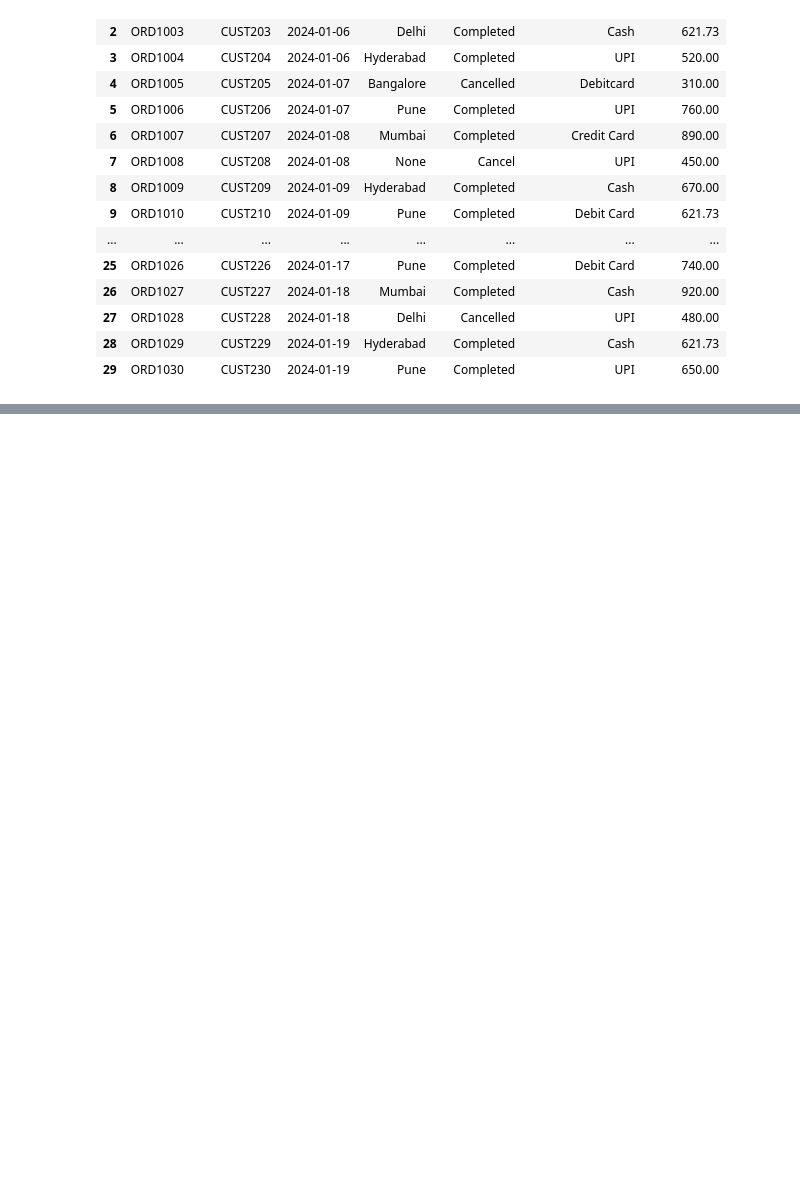
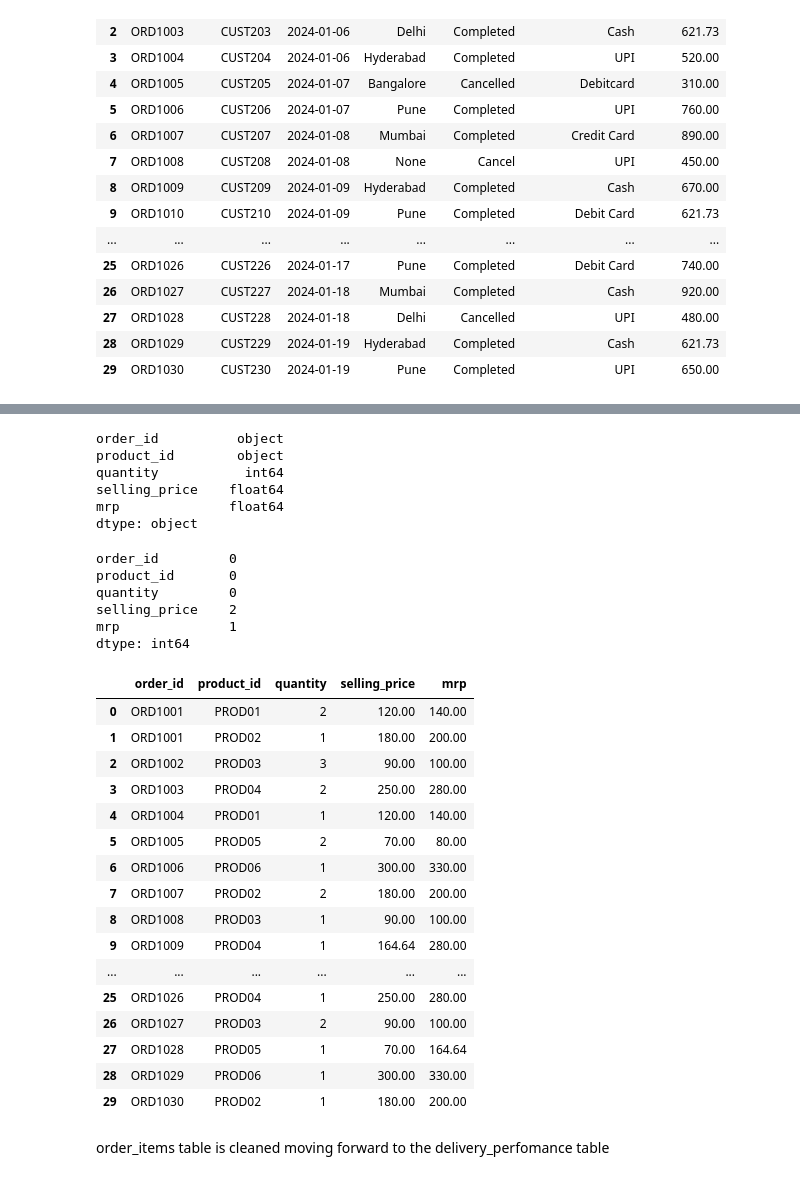
Before and after one commit to mahendra-jain/QuickKart-Business-Performance-Customer-Retention-Analysis, a Jupyter notebook: cleaning.ipynb, the cells around one changed output, grey strips where cells are left out. Saved outputs shown, nothing was run; the diff lists cells and outputs as text; code cells hidden in the pictures; blank space fills up the shorter version.

```diff
--- a/cleaning.ipynb
+++ b/cleaning.ipynb
@@ -185,0 +250,42 @@ order_dt.to_csv('cleaned data/order.csv',index=False)
+# %%
+order_items_dt['quantity']= pd.to_numeric(order_items_dt['quantity'])
+# %%
+order_items_dt.dtypes
+# %% [output]
+order_id          object
+product_id        object
+quantity           int64
+selling_price    float64
+mrp              float64
+dtype: object
+# %%
+order_items_dt.isna().sum()
+# %% [output]
+order_id         0
+product_id       0
+quantity         0
+selling_price    2
+mrp              1
+dtype: int64
+# %%
+order_items_dt = order_items_dt.fillna(round(order_items_dt['selling_price'].mean(),2)).fillna(round(order_items_dt['mrp'].mean(),2))
+# %%
+order_items_dt
+# %% [output]
+|  | order_id | product_id | quantity | selling_price | mrp |
+| 0 | ORD1001 | PROD01 | 2 | 120.00 | 140.00 |
+| 1 | ORD1001 | PROD02 | 1 | 180.00 | 200.00 |
+| 2 | ORD1002 | PROD03 | 3 | 90.00 | 100.00 |
+| 3 | ORD1003 | PROD04 | 2 | 250.00 | 280.00 |
+| 4 | ORD1004 | PROD01 | 1 | 120.00 | 140.00 |
+| 5 | ORD1005 | PROD05 | 2 | 70.00 | 80.00 |
+| 6 | ORD1006 | PROD06 | 1 | 300.00 | 330.00 |
+| 7 | ORD1007 | PROD02 | 2 | 180.00 | 200.00 |
+| 8 | ORD1008 | PROD03 | 1 | 90.00 | 100.00 |
+| 9 | ORD1009 | PROD04 | 1 | 164.64 | 280.00 |
+| ... | ... | ... | ... | ... | ... |
+| 25 | ORD1026 | PROD04 | 1 | 250.00 | 280.00 |
+| 26 | ORD1027 | PROD03 | 2 | 90.00 | 100.00 |
+| 27 | ORD1028 | PROD05 | 1 | 70.00 | 164.64 |
+| 28 | ORD1029 | PROD06 | 1 | 300.00 | 330.00 |
+| 29 | ORD1030 | PROD02 | 1 | 180.00 | 200.00 |
@@ -185,0 +294,2 @@ order_dt.to_csv('cleaned data/order.csv',index=False)
+# %% [markdown]
+order_items table is cleaned moving forward to the delivery_perfomance table
```
Also changed, not shown: parts of 52 cells of this notebook.
